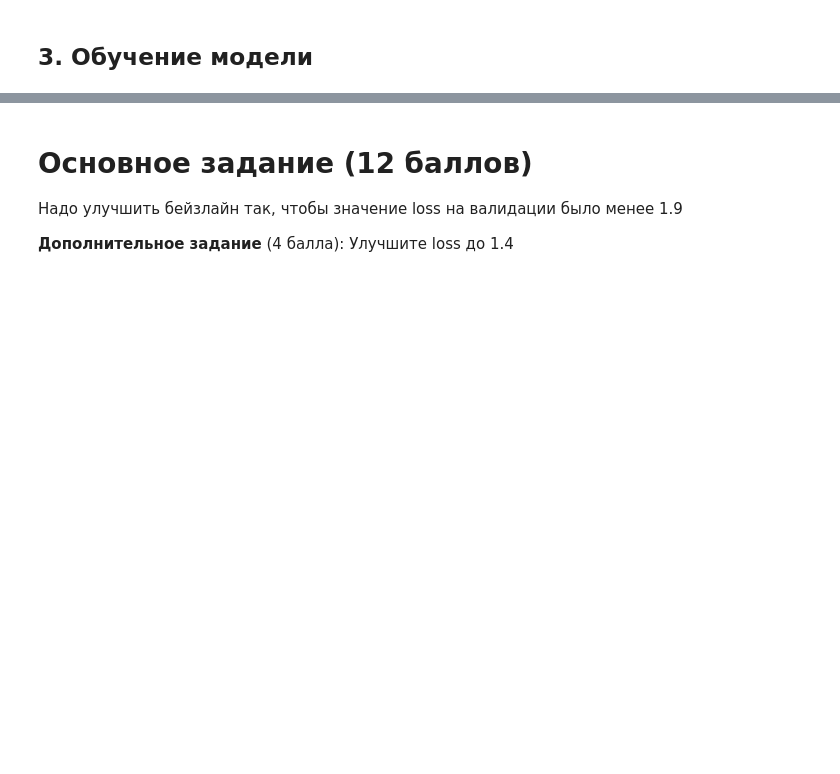
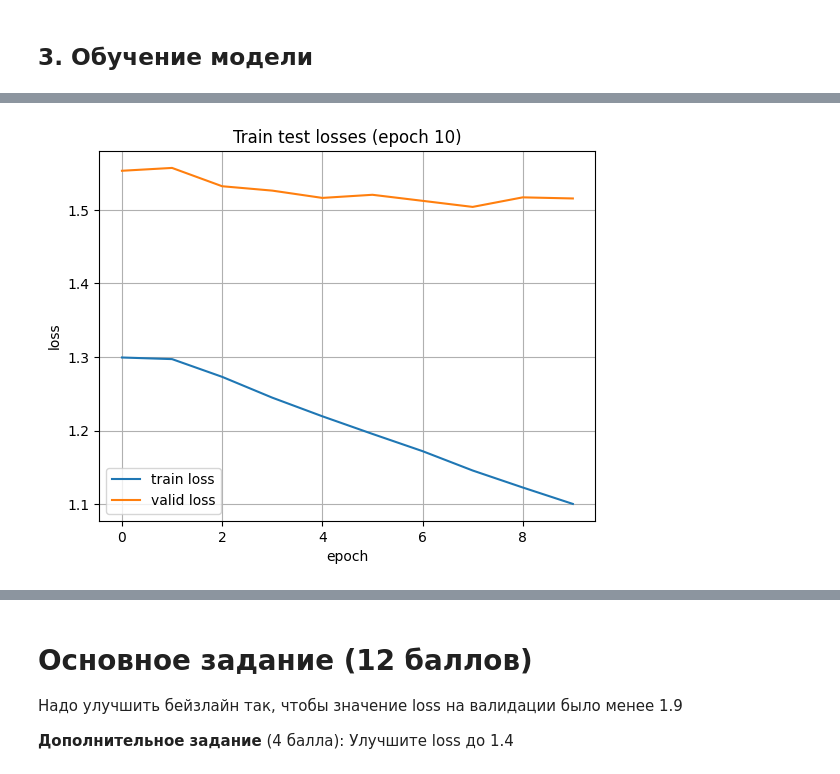
Before and after one commit to kolonist/asr_itmo_practice, a Jupyter notebook: asr_lab3.ipynb, the cells around one changed output, grey strips where cells are left out. Saved outputs shown, nothing was run; the diff lists cells and outputs as text; code cells hidden in the pictures; blank space fills up the shorter version.

```diff
--- a/asr_lab3.ipynb
+++ b/asr_lab3.ipynb
@@ -551,0 +809,25 @@ torch.save(results, 'baseline.trainer')
+# %%
+def experiment3():
+    # Запуск полноценного обучения модели
+    # TODO: Тюнинг гиперпараметров
+    fe = FeatureExtractor(
+        use_augmentation=False,
+    )
+    test_dataset = FeatsPhoneDataset('timit/data/TEST/', feature_extractor=fe, phone2id=PHONE2ID)
+    train_dataset = FeatsPhoneDataset('timit/data/TRAIN/', feature_extractor=fe, phone2id=PHONE2ID)
+    train_dataloader = torch.utils.data.DataLoader(train_dataset, batch_size=24,
+                                               num_workers=1, collate_fn=train_dataset.collate_pad, shuffle=True)
+    test_dataloader = torch.utils.data.DataLoader(test_dataset, batch_size=16,
+                                               num_workers=1, collate_fn=test_dataset.collate_pad, shuffle=False)
+
+    # загружаем сохраненную модель
+    trainer = torch.load('baseline.trainer').to('cuda')
+
+    # меняем оптимизатор
+    trainer.optimizer = Lion(trainer.model.parameters(), lr=0.0001)
+
+    trainer.fit(train_dataloader, epochs=10, valid_dataloader=test_dataloader, plot_losses=True)
+    return trainer.to('cpu')
+results = experiment3()
+# %% [output]
+[figure, added]
```
Also changed, not shown: parts of 25 cells of this notebook.
